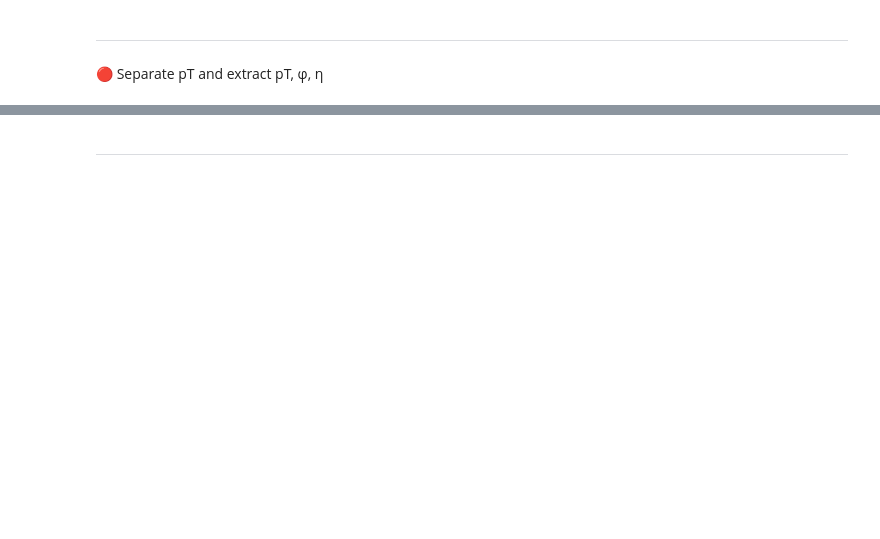
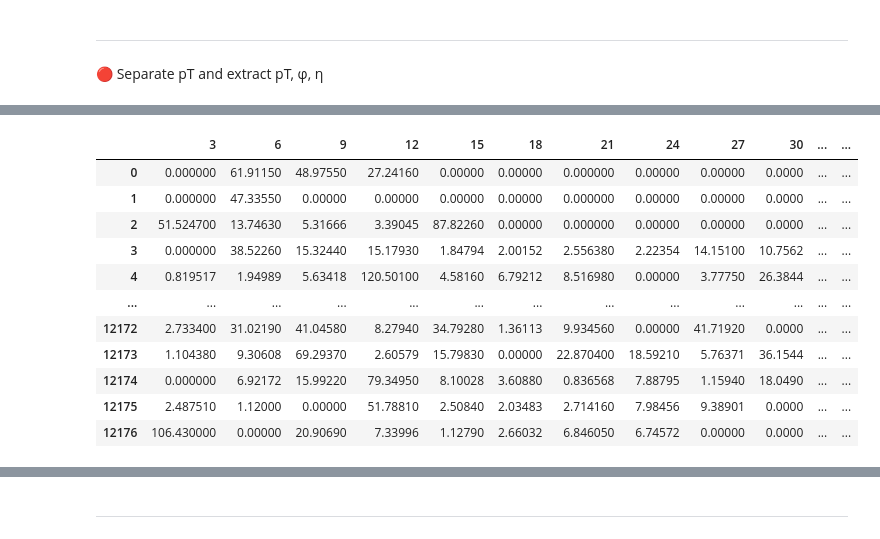
Before and after one commit to johngeorgousis/jet-classifier, a Jupyter notebook: MAIN.ipynb, the cells around one changed output, grey strips where cells are left out. Saved outputs shown, nothing was run; the diff lists cells and outputs as text; code cells hidden in the pictures; blank space fills up the shorter version.

```diff
--- a/MAIN.ipynb
+++ b/MAIN.ipynb
@@ -133,0 +125,79 @@ mydata_max = pd.DataFrame(maxlist, columns=['pT', 'φ', 'η'])
+# %%
+# 1. Extract column number of maximum pT
+maxid1 = list(pdata1.idxmax(axis=1))
+maxlist1 = []
+
+
+# 2. Iterate through all rows(events) and all max pT columns to extract η, φ, pT
+for i, j in zip(range(rows), maxid1):
+    if pdata1.max(axis=1)[i] != 0:
+        maxlist1.append([mydata.iloc[i, j-1], mydata.iloc[i, j-2], mydata.iloc[i, j-3]])
+    else:
+        maxlist1.append([0., mydata.iloc[i, j-2], mydata.iloc[i, j-3]])
+
+# 3. Create & Display dataframe of maxima, η, φ
+mydata_max1 = pd.DataFrame(maxlist1, columns=['pT', 'φ', 'η'])
+display(mydata_max1)
+
+
+
+####################################################################################################################################
+####################################################################################################################################
+####################################################################################################################################
+
+
+# 0. Set Max to 0
+pdata2 = pdata1.copy(deep=True)
+
+for i, j in zip(range(rows), maxid1):
+    pdata2.loc[i, j] = 0
+display(pdata2)
+
+
+# 1. Extract column number of maximum pT
+maxid2 = list(pdata2.idxmax(axis=1))
+maxlist2 = []
+
+# 2. Iterate through all rows(events) and all max pT columns to extract η, φ, pT
+for i, j in zip(range(rows), maxid2):
+    if pdata2.max(axis=1)[i] != 0:
+        maxlist2.append([mydata.iloc[i, j-1], mydata.iloc[i, j-2], mydata.iloc[i, j-3]])
+    else:
+        maxlist2.append([0., mydata.iloc[i, j-2], mydata.iloc[i, j-3]])
+
+
+# 3. Create & Display dataframe of maxima, η, φ
+mydata_max2 = pd.DataFrame(maxlist2, columns=['pT', 'φ', 'η'])
+display(mydata_max2)
+
+####################################################################################################################################
+####################################################################################################################################
+####################################################################################################################################
+
+# 0. Set Max to 0
+pdata3 = pdata2.copy(deep=True)
+
+for i, j in zip(range(rows), maxid2):
+    pdata3.loc[i, j] = 0
+display(pdata3)
+
+
+# 1. Extract column number of maximum pT
+maxid3 = list(pdata3.idxmax(axis=1))
+maxlist3 = []
+
+# 2. Iterate through all rows(events) and all max pT columns to extract η, φ, pT
+for i, j in zip(range(rows), maxid3):
+    if pdata3.max(axis=1)[i] != 0:
+        maxlist3.append([mydata.iloc[i, j-1], mydata.iloc[i, j-2], mydata.iloc[i, j-3]])
+    else:
+        maxlist3.append([0., mydata.iloc[i, j-2], mydata.iloc[i, j-3]])
+
+# 3. Create & Display dataframe of maxima, η, φ
+mydata_max3 = pd.DataFrame(maxlist3, columns=['pT', 'φ', 'η'])
+display(mydata_max3)
+
+####################################################################################################################################
+####################################################################################################################################
+####################################################################################################################################
+# %% [output]
@@ -133,0 +217,12 @@ mydata_max = pd.DataFrame(maxlist, columns=['pT', 'φ', 'η'])
+|  | 3 | 6 | 9 | 12 | 15 | 18 | 21 | 24 | 27 | 30 | ... | ... |
+| 0 | 0.000000 | 61.91150 | 48.97550 | 27.24160 | 0.00000 | 0.00000 | 0.000000 | 0.00000 | 0.00000 | 0.0000 | ... | ... |
+| 1 | 0.000000 | 47.33550 | 0.00000 | 0.00000 | 0.00000 | 0.00000 | 0.000000 | 0.00000 | 0.00000 | 0.0000 | ... | ... |
+| 2 | 51.524700 | 13.74630 | 5.31666 | 3.39045 | 87.82260 | 0.00000 | 0.000000 | 0.00000 | 0.00000 | 0.0000 | ... | ... |
+| 3 | 0.000000 | 38.52260 | 15.32440 | 15.17930 | 1.84794 | 2.00152 | 2.556380 | 2.22354 | 14.15100 | 10.7562 | ... | ... |
+| 4 | 0.819517 | 1.94989 | 5.63418 | 120.50100 | 4.58160 | 6.79212 | 8.516980 | 0.00000 | 3.77750 | 26.3844 | ... | ... |
+| ... | ... | ... | ... | ... | ... | ... | ... | ... | ... | ... | ... | ... |
+| 12172 | 2.733400 | 31.02190 | 41.04580 | 8.27940 | 34.79280 | 1.36113 | 9.934560 | 0.00000 | 41.71920 | 0.0000 | ... | ... |
+| 12173 | 1.104380 | 9.30608 | 69.29370 | 2.60579 | 15.79830 | 0.00000 | 22.870400 | 18.59210 | 5.76371 | 36.1544 | ... | ... |
+| 12174 | 0.000000 | 6.92172 | 15.99220 | 79.34950 | 8.10028 | 3.60880 | 0.836568 | 7.88795 | 1.15940 | 18.0490 | ... | ... |
+| 12175 | 2.487510 | 1.12000 | 0.00000 | 51.78810 | 2.50840 | 2.03483 | 2.714160 | 7.98456 | 9.38901 | 0.0000 | ... | ... |
+| 12176 | 106.430000 | 0.00000 | 20.90690 | 7.33996 | 1.12790 | 2.66032 | 6.846050 | 6.74572 | 0.00000 | 0.0000 | ... | ... |
```
Also changed, not shown: parts of 21 cells of this notebook.
